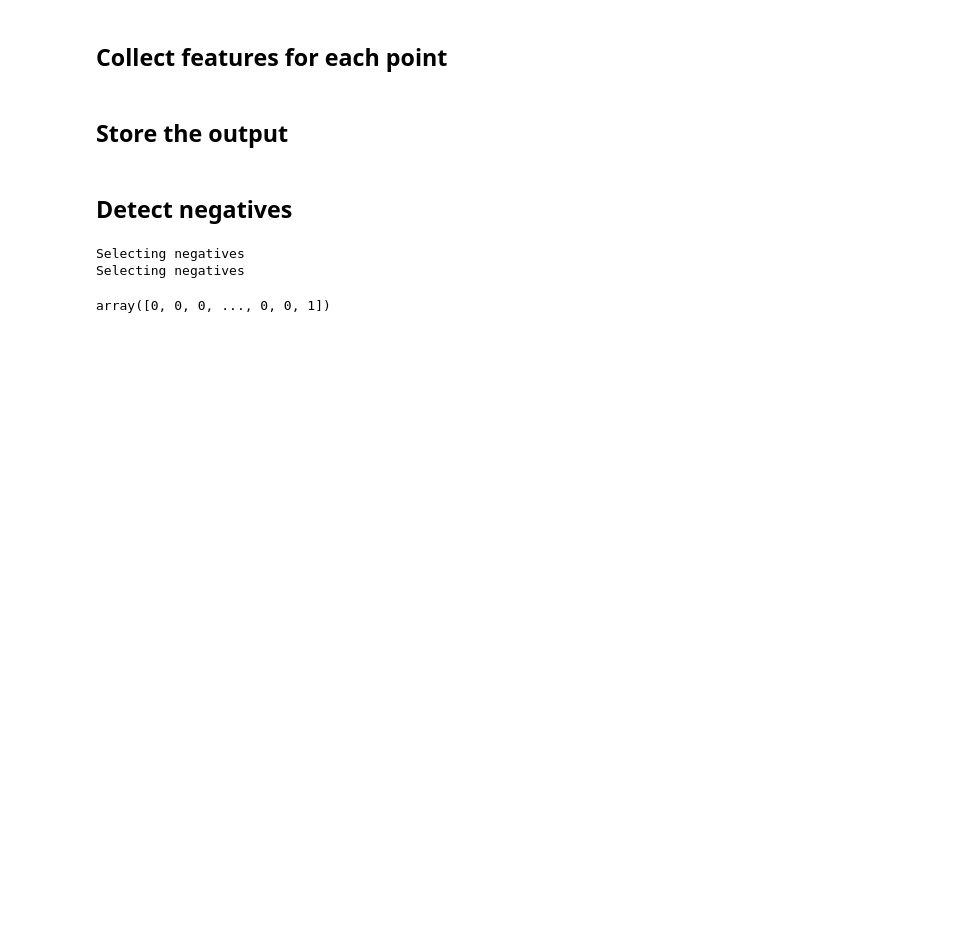
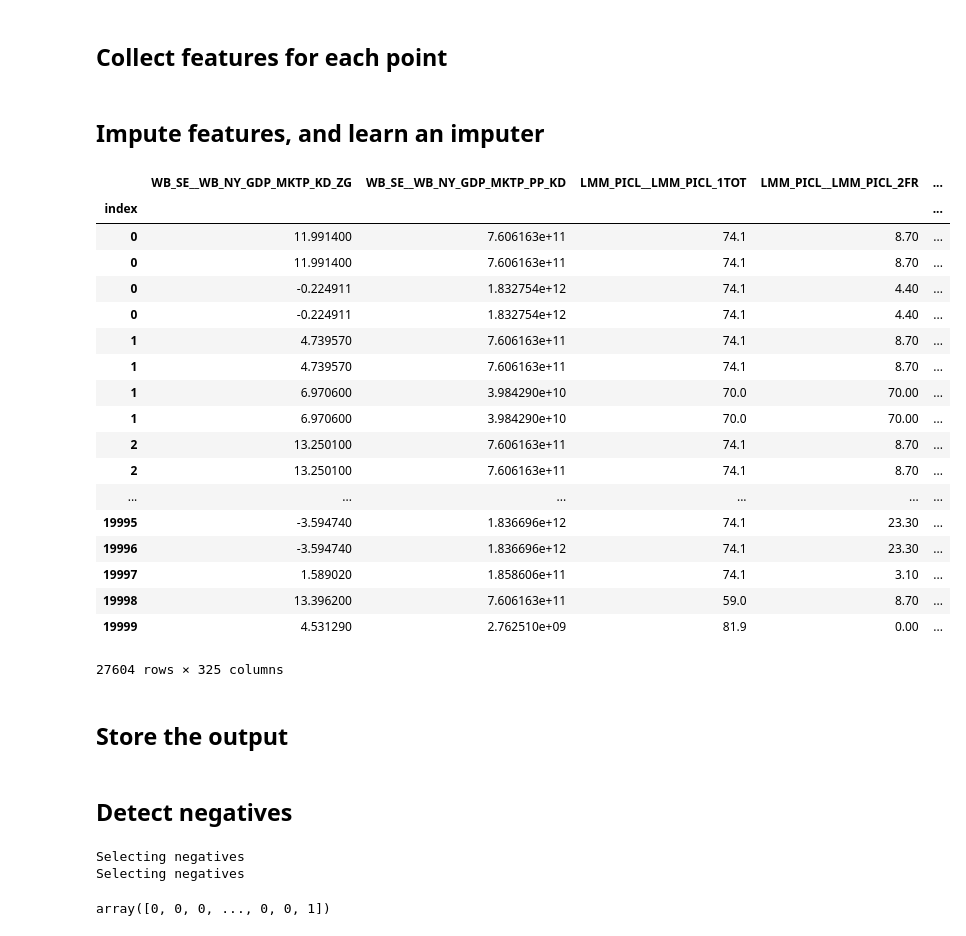
Before and after one commit to thiesgehrmann/JuSiPy_Asser, a Jupyter notebook: 1_pipeline_features.ipynb, the cells around one changed output. Drawn from its saved outputs; the diff is of its cells as text; code cells hidden in the pictures; blank space fills up the shorter version.

```diff
--- a/1_pipeline_features.ipynb
+++ b/1_pipeline_features.ipynb
@@ -69,10 +69,37 @@ import pandas as pd
 all_points = pd.read_pickle('data/all_points.pkl')
 
 
-#country_features = jusipy.country_features.get(all_points, A_country)
-latlong_features = jusipy.latlong_features.get(all_points, A_latlong)
+country_features = jusipy.country_features.get(all_points, A_country)
+latlong_features = jusipy.latlong_features.get(all_points, A_latlong, pixel_window=10)
 latlong_features = latlong_features.drop(columns=['coding_error_do_not_use_feature'])
-#all_features = country_features.join(latlong_features)
+all_features = country_features.join(latlong_features)
+# %% [markdown]
+## Impute features, and learn an imputer
+# %%
+imputer = jusipy.impute.SimpleImpute(all_features, strategy='median')
+all_imputed_features = imputer.predict(all_features)
+# %%
+all_imputed_features
+# %% [output]
+|  | WB_SE__WB_NY_GDP_MKTP_KD_ZG | WB_SE__WB_NY_GDP_MKTP_PP_KD | LMM_PICL__LMM_PICL_1TOT | LMM_PICL__LMM_PICL_2FR | ... |
+| index |  |  |  |  | ... |
+| 0 | 11.991400 | 7.606163e+11 | 74.1 | 8.70 | ... |
+| 0 | 11.991400 | 7.606163e+11 | 74.1 | 8.70 | ... |
+| 0 | -0.224911 | 1.832754e+12 | 74.1 | 4.40 | ... |
+| 0 | -0.224911 | 1.832754e+12 | 74.1 | 4.40 | ... |
+| 1 | 4.739570 | 7.606163e+11 | 74.1 | 8.70 | ... |
+| 1 | 4.739570 | 7.606163e+11 | 74.1 | 8.70 | ... |
+| 1 | 6.970600 | 3.984290e+10 | 70.0 | 70.00 | ... |
+| 1 | 6.970600 | 3.984290e+10 | 70.0 | 70.00 | ... |
+| 2 | 13.250100 | 7.606163e+11 | 74.1 | 8.70 | ... |
+| 2 | 13.250100 | 7.606163e+11 | 74.1 | 8.70 | ... |
+| ... | ... | ... | ... | ... | ... |
+| 19995 | -3.594740 | 1.836696e+12 | 74.1 | 23.30 | ... |
+| 19996 | -3.594740 | 1.836696e+12 | 74.1 | 23.30 | ... |
+| 19997 | 1.589020 | 1.858606e+11 | 74.1 | 3.10 | ... |
+| 19998 | 13.396200 | 7.606163e+11 | 59.0 | 8.70 | ... |
+| 19999 | 4.531290 | 2.762510e+09 | 81.9 | 0.00 | ... |
+27604 rows × 325 columns
 # %% [markdown]
 ## Store the output
 # %%
```
Also changed, not shown: parts of 3 cells of this notebook, 2 other files.
